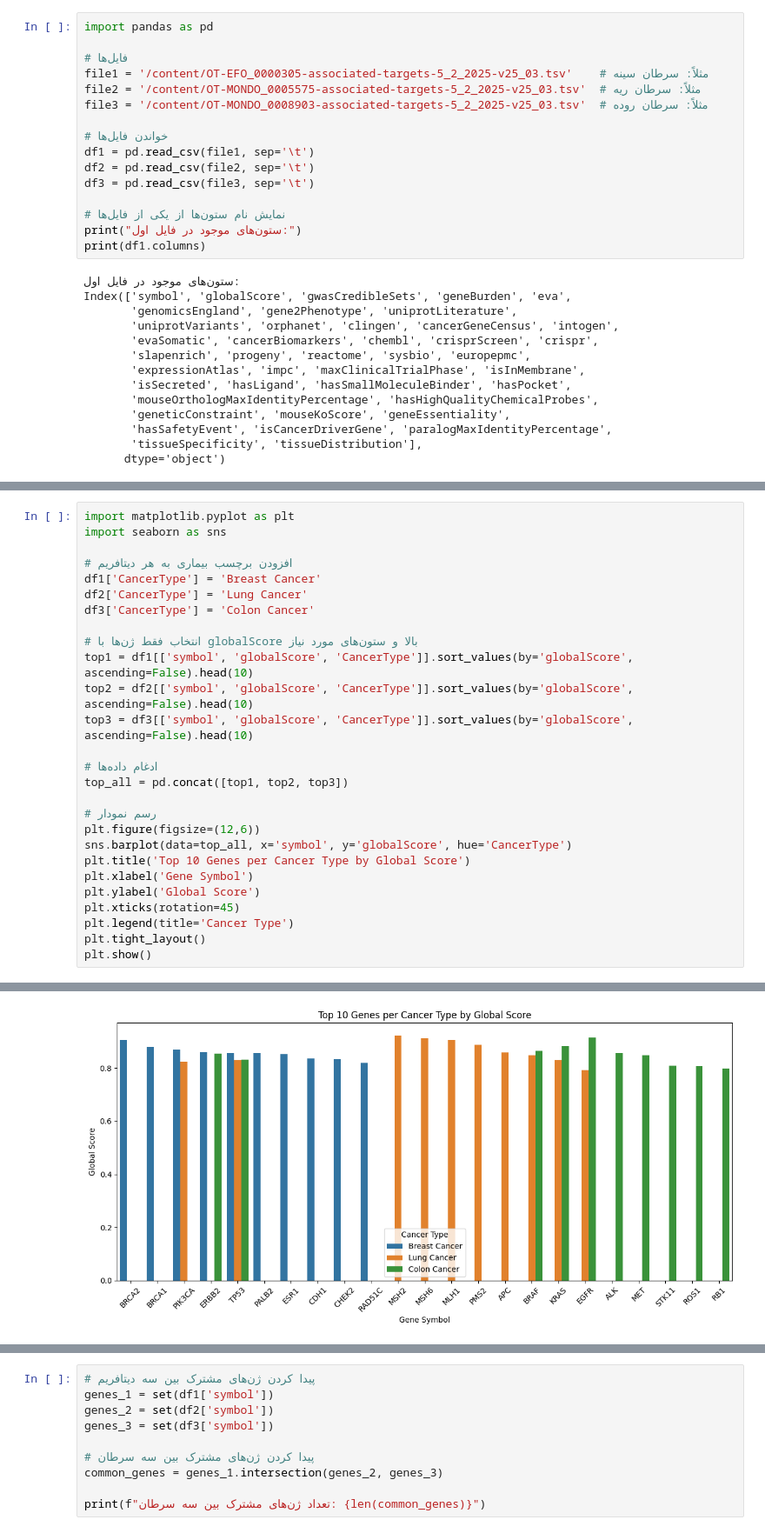
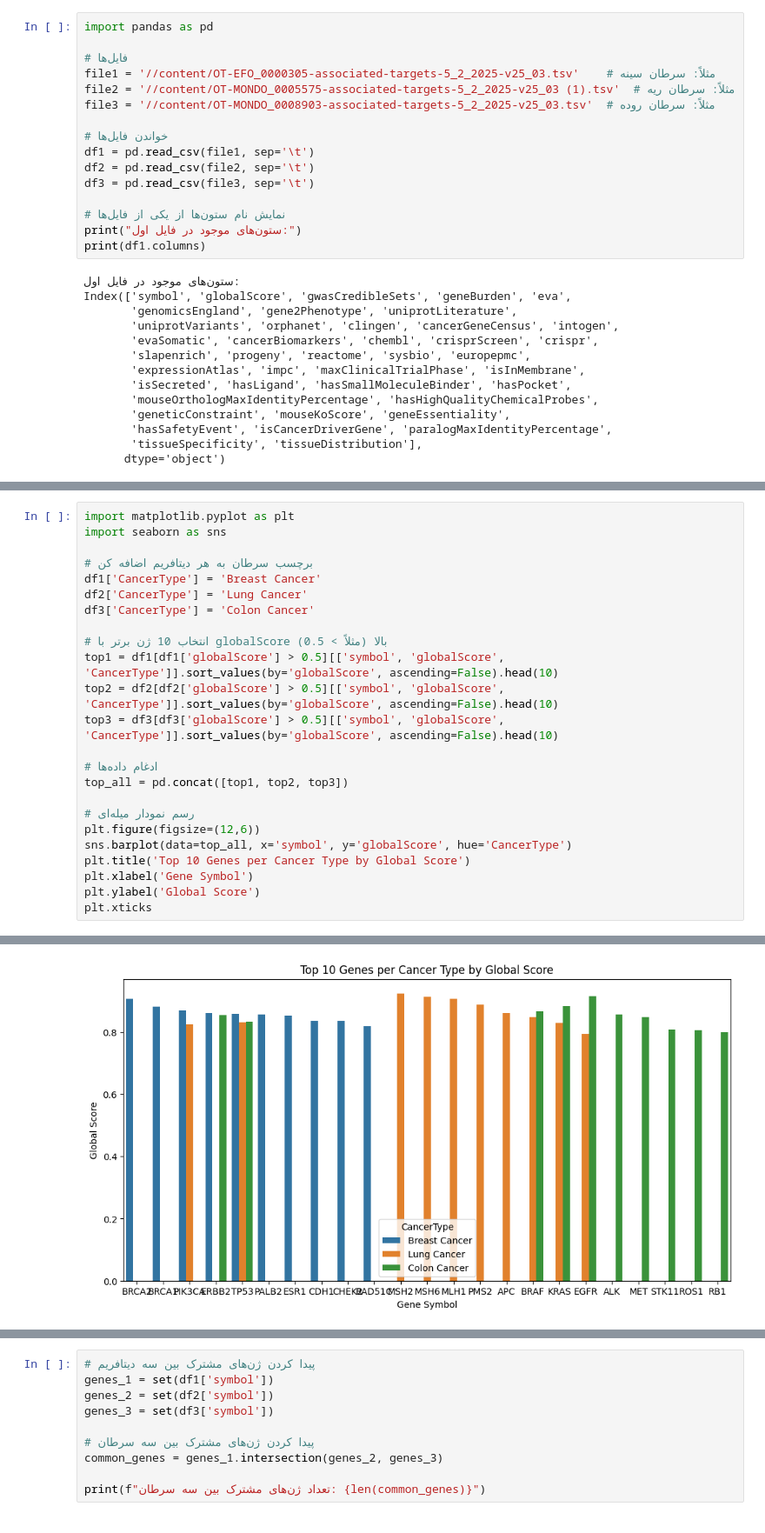
Before and after one commit to Melikaeydel/GSE256265, a Jupyter notebook: cancer.ipynb, the cells around one changed output, grey strips where cells are left out. Shown at 87% size. Saved outputs shown, nothing was run; the diff lists cells and outputs as text.

```diff
--- a/cancer.ipynb
+++ b/cancer.ipynb
@@ -4,9 +4,9 @@
 import pandas as pd
 
 # فایل‌ها
-file1 = '/content/OT-EFO_0000305-associated-targets-5_2_2025-v25_03.tsv'    # مثلاً: سرطان سینه
-file2 = '/content/OT-MONDO_0005575-associated-targets-5_2_2025-v25_03.tsv'  # مثلاً: سرطان ریه
-file3 = '/content/OT-MONDO_0008903-associated-targets-5_2_2025-v25_03.tsv'  # مثلاً: سرطان روده
+file1 = '//content/OT-EFO_0000305-associated-targets-5_2_2025-v25_03.tsv'    # مثلاً: سرطان سینه
+file2 = '//content/OT-MONDO_0005575-associated-targets-5_2_2025-v25_03 (1).tsv'  # مثلاً: سرطان ریه
+file3 = '//content/OT-MONDO_0008903-associated-targets-5_2_2025-v25_03.tsv'  # مثلاً: سرطان روده
 
 # خواندن فایل‌ها
 df1 = pd.read_csv(file1, sep='\t')
@@ -34,27 +53,24 @@ Index(['symbol', 'globalScore', 'gwasCredibleSets', 'geneBurden', 'eva',
 import matplotlib.pyplot as plt
 import seaborn as sns
 
-# افزودن برچسب بیماری به هر دیتافریم
+# برچسب سرطان به هر دیتافریم اضافه کن
 df1['CancerType'] = 'Breast Cancer'
 df2['CancerType'] = 'Lung Cancer'
 df3['CancerType'] = 'Colon Cancer'
 
-# انتخاب فقط ژن‌ها با globalScore بالا و ستون‌های مورد نیاز
-top1 = df1[['symbol', 'globalScore', 'CancerType']].sort_values(by='globalScore', ascending=False).head(10)
-top2 = df2[['symbol', 'globalScore', 'CancerType']].sort_values(by='globalScore', ascending=False).head(10)
-top3 = df3[['symbol', 'globalScore', 'CancerType']].sort_values(by='globalScore', ascending=False).head(10)
+# انتخاب 10 ژن برتر با globalScore بالا (مثلاً > 0.5)
+top1 = df1[df1['globalScore'] > 0.5][['symbol', 'globalScore', 'CancerType']].sort_values(by='globalScore', ascending=False).head(10)
+top2 = df2[df2['globalScore'] > 0.5][['symbol', 'globalScore', 'CancerType']].sort_values(by='globalScore', ascending=False).head(10)
+top3 = df3[df3['globalScore'] > 0.5][['symbol', 'globalScore', 'CancerType']].sort_values(by='globalScore', ascending=False).head(10)
 
 # ادغام داده‌ها
 top_all = pd.concat([top1, top2, top3])
 
-# رسم نمودار
+# رسم نمودار میله‌ای
 plt.figure(figsize=(12,6))
 sns.barplot(data=top_all, x='symbol', y='globalScore', hue='CancerType')
 plt.title('Top 10 Genes per Cancer Type by Global Score')
 plt.xlabel('Gene Symbol')
 plt.ylabel('Global Score')
-plt.xticks(rotation=45)
-plt.legend(title='Cancer Type')
-plt.tight_layout()
-plt.show()
+plt.xticks
 # %% [output]
@@ -61 +78 @@ plt.show()
-[figure, old version]
+[figure, new version]
```
Also changed, not shown: parts of 12 cells of this notebook.
